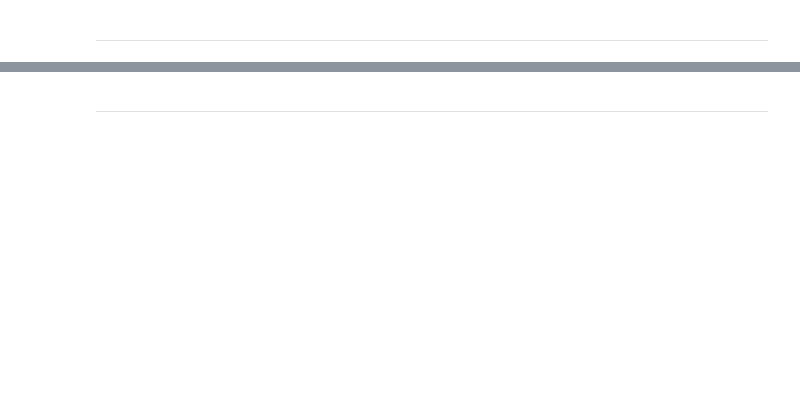
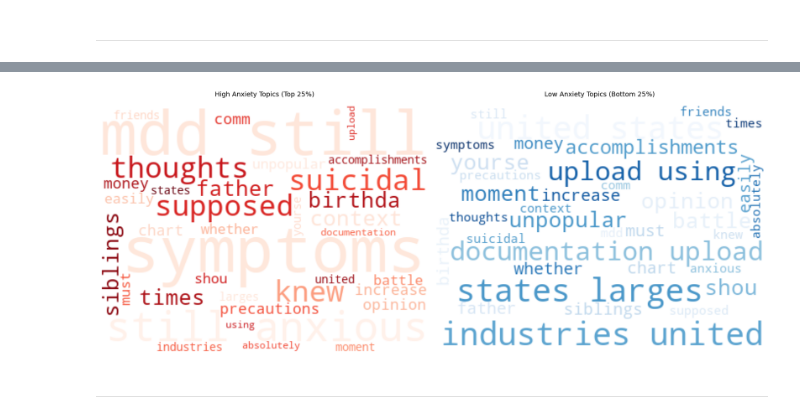
Before and after one commit to shutinghe3601/milestone2, a Jupyter notebook: notebooks/03_topic_modeling_and_anxiety_evaluation.ipynb, the cells around one changed output, grey strips where cells are left out. Drawn from its saved outputs; the diff is of its cells as text; code cells hidden in the pictures; blank space fills up the shorter version.

```diff
--- a/notebooks/03_topic_modeling_and_anxiety_evaluation.ipynb
+++ b/notebooks/03_topic_modeling_and_anxiety_evaluation.ipynb
@@ -79,33 +82,32 @@ Note: you may need to restart the kernel to use updated packages.
 
 **Purpose**: Initialize required libraries, set reproducible seeds, define final TF-IDF/NMF hyperparameters, and optionally specify the NRC lexicon path for emotion features.
 # %%
+# Standard library imports
 import json, joblib, time, re, os
 from pathlib import Path
 from typing import List, Dict, Any, Tuple, Set
 from collections import Counter
 
+# Data science imports
 import numpy as np
 import pandas as pd
 import matplotlib.pyplot as plt
 
+# NLP and topic modeling imports
 from nltk.stem import PorterStemmer
 from sklearn.feature_extraction.text import TfidfVectorizer, ENGLISH_STOP_WORDS
 from sklearn.decomposition import NMF
-from wordcloud import WordCloud  # TODO ensure this is in requirements.txt
+from wordcloud import WordCloud
 import string
 
-import sys
-sys.path.append('../src')
-from utils.qc_analysis_utils_01 import load_jsonl
-
-#  Paths (one source of truth)
+# Directory setup
 DATA_PROC = Path("../data/processed")
 TOPICS    = Path("../data/02_unsup_topics"); TOPICS.mkdir(parents=True, exist_ok=True)
 ART       = Path("../artifacts");             ART.mkdir(parents=True, exist_ok=True)
 
-#  Global params
+# Model configuration
 SEED      = 42
-TEXT_COL  = "text_all"     # merged post + comments
-K_TOPICS  = 12             # single K used everywhere for clarity
-N_TOP_TERMS = 12
+TEXT_COL  = "text_all"     # Merged post title + selftext + comments
+K_TOPICS  = 15             # Number of topics for NMF
+N_TOP_TERMS = 12           # Top terms to display per topic
 # %%
@@ -1271,0 +1160,60 @@ Saved artifacts: vec_final.joblib, nmf_final.joblib, topic_labels.json, posts_wi
+# %%
+# Compare high vs low anxiety topics with weighted word clouds
+LABEL_COL = "topic_label" if "topic_label" in df.columns else "nmf_label"
+if LABEL_COL not in df.columns or "anxiety_score" not in df.columns:
+    raise RuntimeError("Missing required columns. Run previous sections first.")
+
+# Prepare data with cleaned labels
+dd = df[[LABEL_COL, "anxiety_score"]].copy()
+dd[LABEL_COL] = dd[LABEL_COL].fillna("").astype(str).str.strip()
+dd = dd[dd[LABEL_COL] != ""].dropna(subset=["anxiety_score"])
+
+# Add confidence weights (fallback to 1.0 if not available)
+w = df.get("nmf_conf", pd.Series(1.0, index=df.index)).reindex(dd.index).fillna(1.0).clip(0, 1)
+dd["_w"] = w
+
+# Split into high and low anxiety quartiles
+hi_q = dd["anxiety_score"].quantile(0.75)
+lo_q = dd["anxiety_score"].quantile(0.25)
+
+hi = dd.loc[dd["anxiety_score"] >= hi_q].copy()
+lo = dd.loc[dd["anxiety_score"] <= lo_q].copy()
+
+print(f"High anxiety documents: {len(hi):,}")
+print(f"Low anxiety documents:  {len(lo):,}")
+
+# Generate weighted text for word clouds (weight determines repetition)
+def labels_to_text(df_part, label_col, weight_col, repeat_cap=5):
+    """Convert labels to repeated text based on weighted prevalence."""
+    counts = (df_part.groupby(label_col)[weight_col].sum()
+                      .sort_values(ascending=False))
+    # Scale weights to integer repetitions
+    reps = (counts / counts.max() * repeat_cap).round().clip(lower=1).astype(int)
+    tokens = []
+    for label, r in reps.items():
+        tokens.extend(label.replace("/", " ").split() * int(r))
+    return " ".join(tokens)
+
+hi_text = labels_to_text(hi, LABEL_COL, "_w")
+lo_text = labels_to_text(lo, LABEL_COL, "_w")
+
+# Create side-by-side word clouds
+fig, (ax1, ax2) = plt.subplots(1, 2, figsize=(20, 8))
+
+wc_hi = WordCloud(width=400, height=300, background_color="white",
+                  max_words=100, colormap="Reds", relative_scaling=0.5,
+                  random_state=42).generate(hi_text)
+ax1.imshow(wc_hi, interpolation="bilinear")
+ax1.set_title("High Anxiety Topics (Top 25%)", fontsize=14, pad=20)
+ax1.axis("off")
+
+wc_lo = WordCloud(width=400, height=300, background_color="white",
+                  max_words=100, colormap="Blues", relative_scaling=0.5,
+                  random_state=42).generate(lo_text)
+ax2.imshow(wc_lo, interpolation="bilinear")
+ax2.set_title("Low Anxiety Topics (Bottom 25%)", fontsize=14, pad=20)
+ax2.axis("off")
+
+plt.tight_layout()
+plt.show()
+# %% [output]
@@ -1272,2 +1222,3 @@ Saved artifacts: vec_final.joblib, nmf_final.joblib, topic_labels.json, posts_wi
+[figure, added]
 # %% [markdown]
 ---
```
Also changed, not shown: parts of 93 cells of this notebook, 11 other files.
